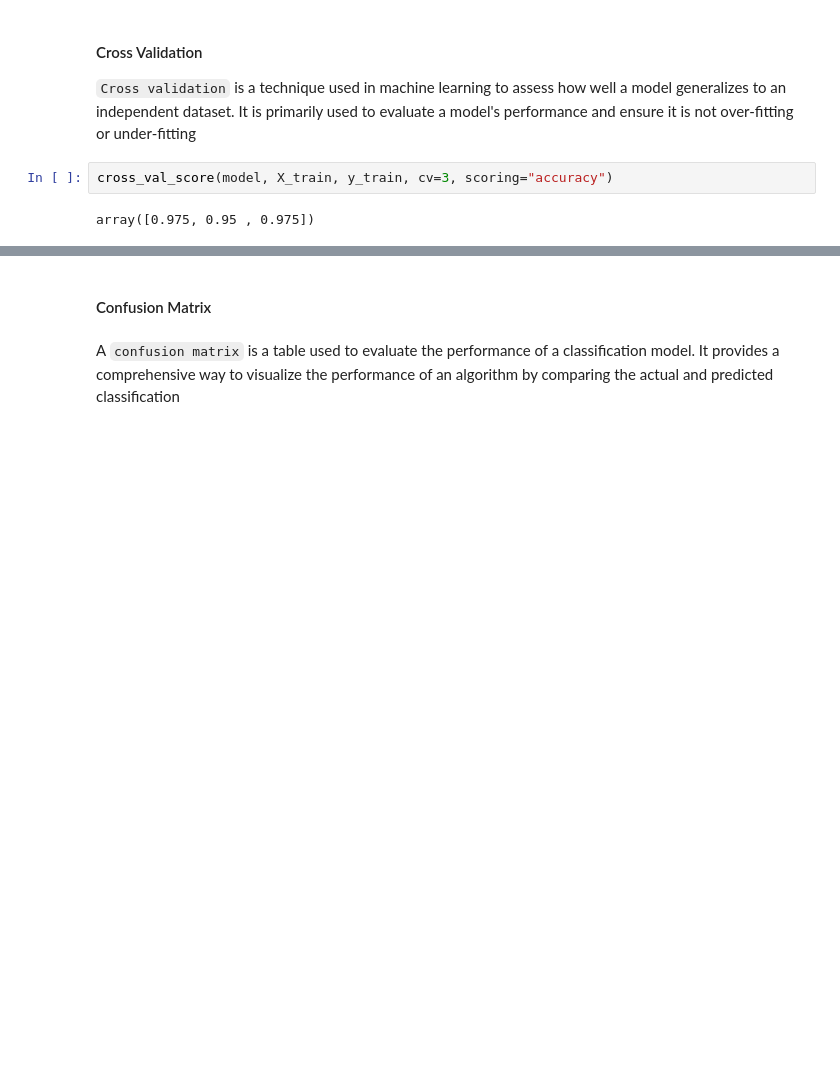
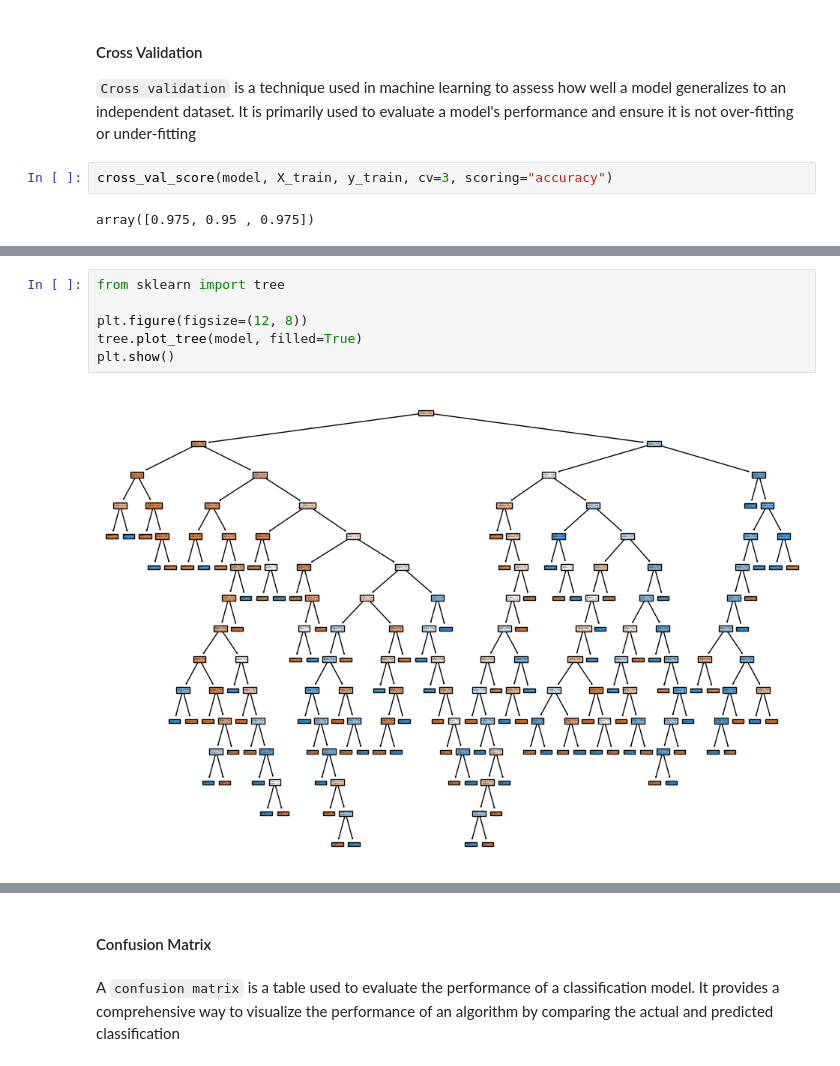
Before and after one commit to mmaazkhanhere/genai-learning-repo, a Jupyter notebook: machine-learning-course/course.ipynb, the cells around one changed output, grey strips where cells are left out. Drawn from its saved outputs; the diff is of its cells as text; blank space fills up the shorter version.

```diff
--- a/machine-learning-course/course.ipynb
+++ b/machine-learning-course/course.ipynb
@@ -1290,0 +1380,8 @@ array([0.975, 0.95 , 0.975])
+# %%
+from sklearn import tree
+
+plt.figure(figsize=(12, 8))
+tree.plot_tree(model, filled=True)
+plt.show()
+# %% [output]
+[figure, added]
```
Also changed, not shown: parts of 31 cells of this notebook, 1 other file.
